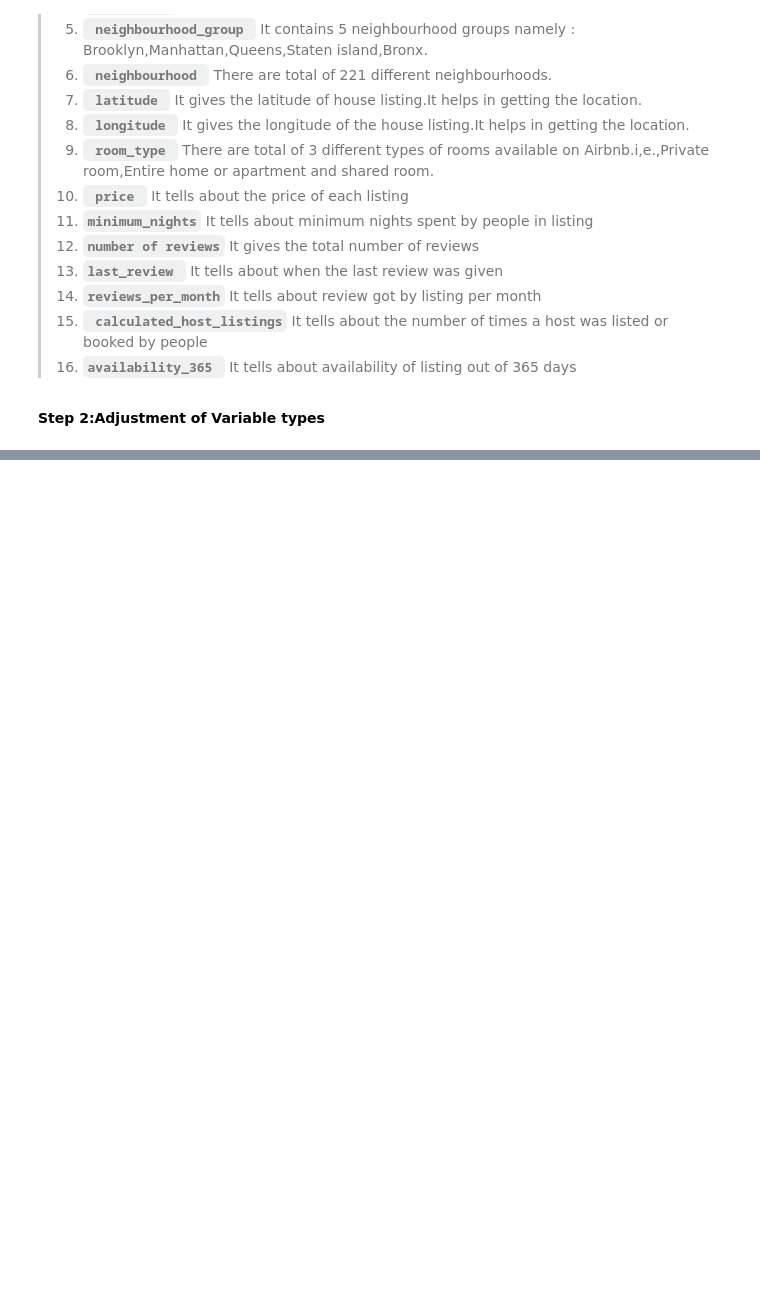
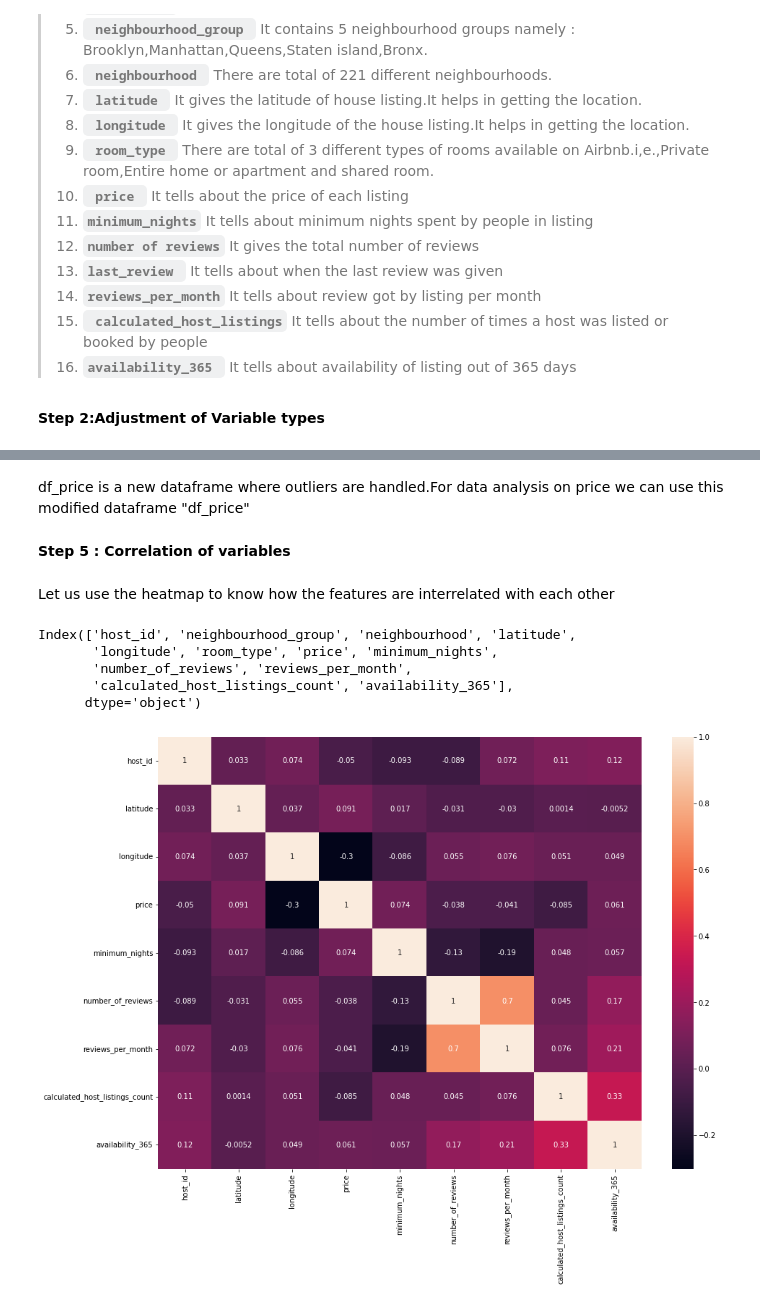
Before and after one commit to SachinYallapurkar/AirBnb-bookings-analysis, a Jupyter notebook: AirBnb_bookings_analysis.ipynb, the cells around one changed output, grey strips where cells are left out. Drawn from its saved outputs; the diff is of its cells as text; code cells hidden in the pictures; blank space fills up the shorter version.

```diff
--- a/AirBnb_bookings_analysis.ipynb
+++ b/AirBnb_bookings_analysis.ipynb
@@ -231,0 +402,18 @@ array(['Private room', 'Entire home/apt', 'Shared room'], dtype=object)
+# %% [markdown]
+df_price is a new dataframe where outliers are handled.For data analysis on price we can use this modified dataframe "df_price"
+# %% [markdown]
+**Step 5 : Correlation of variables**
+# %% [markdown]
+Let us use the heatmap to know how the features are interrelated with each other
+# %%
+corr=df.corr(method="kendall")
+plt.figure(figsize=(15,11))
+sns.heatmap(corr,annot=True)
+df.columns
+# %% [output]
+Index(['host_id', 'neighbourhood_group', 'neighbourhood', 'latitude',
+       'longitude', 'room_type', 'price', 'minimum_nights',
+       'number_of_reviews', 'reviews_per_month',
+       'calculated_host_listings_count', 'availability_365'],
+      dtype='object')
+[figure, added]
```
Also changed, not shown: parts of 31 cells of this notebook.
